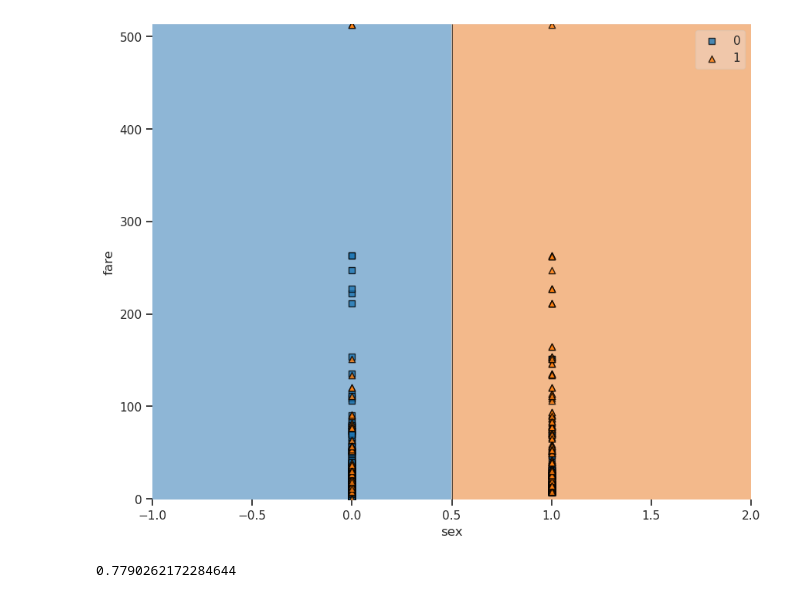
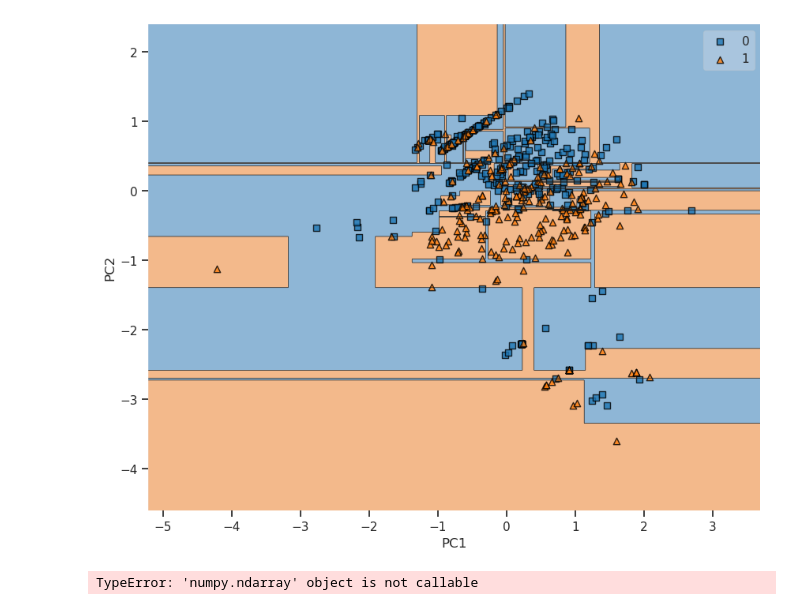
Before and after one commit to patrick7adams/DataScienceAndMachineLearning, a Jupyter notebook: Supervised Learning/Classification/Decision Trees/DecisionTrees.ipynb, the cells around one changed output. Cells and saved outputs as stored; diff of their text form; code cells hidden in the pictures.

```diff
--- a/Supervised Learning/Classification/Decision Trees/DecisionTrees.ipynb
+++ b/Supervised Learning/Classification/Decision Trees/DecisionTrees.ipynb
@@ -12,20 +32,12 @@ sns.set_theme()
 # %%
-df = sns.load_dataset('titanic').drop(columns=["deck", "class", "embark_town", "alive"])
-df['sex'] = df['sex'].replace({'male': 0, "female": 1})
-
-df['age'] = df['age'].fillna(df['age'].median())
-df = df.dropna(how = "any")
-
-# now one hot encode a few cols
-df['embarked_S'] = (df['embarked'] == "S").astype(np.int64)
-df['embarked_C'] = (df['embarked'] == "C").astype(np.int64)
-df['embarked_Q'] = (df['embarked'] == "Q").astype(np.int64)
-df['is_man'] = (df['who'] == 'man').astype(np.int64)
-df['is_woman'] = (df['who'] == 'woman').astype(np.int64)
-df['is_child'] = (df['who'] == 'child').astype(np.int64)
-df['adult_male'] = df['adult_male'].astype(np.int64)
-df['alone'] = df['alone'].astype(np.int64)
-
-df = df.drop(columns=['embarked', 'who'])
-df
+data_dir = "/home/patrick/Projects/DataScienceAndMachineLearning/Data/Titanic-Dataset"
+train_X = np.load(f"{data_dir}/train_X.npy")
+train_y = np.load(f"{data_dir}/train_y.npy")
+test_X = np.load(f"{data_dir}/test_X.npy")
+test_y = np.load(f"{data_dir}/test_y.npy")
+PCA_train_X = np.load(f"{data_dir}/PCA_train_X.npy")
+PCA_train_y = np.load(f"{data_dir}/PCA_train_y.npy")
+PCA_test_X = np.load(f"{data_dir}/PCA_test_X.npy")
+PCA_test_y = np.load(f"{data_dir}/PCA_test_y.npy")
+train_X
 # %% [output]
@@ -51,4 +51,4 @@ test_y = df.iloc[train_cutoff:, 0].to_numpy()
 # %%
-tree = sklearn.tree.DecisionTreeClassifier(max_depth = 3)
-tree.fit(train_X, train_y)
+tree = DecisionTreeClassifier(max_depth = 20)
+tree.fit(PCA_train_X, PCA_train_y)
 # %% [output]
@@ -115,3 +81,0 @@ array([[ 0.    ,  7.25  ],
-# %%
-tree = sklearn.tree.DecisionTreeClassifier(max_depth = 2)
-tree.fit(train_X, train_y)
@@ -126,18 +82,17 @@ plt.show()
 # %%
 plt.figure(figsize = (10, 8))
-plot_decision_regions(X, y.astype(np.int32), clf = tree)
-plt.xlabel(feature_names[0])
-plt.ylabel(feature_names[1])
+plot_decision_regions(PCA_train_X, PCA_train_y.astype(np.int32), clf = tree)
+plt.xlabel("PC1")
+plt.ylabel("PC2")
 plt.grid()
 # %% [output]
-[figure, old version]
+[figure, new version]
 # %%
-test_predictions = tree.predict(test_X)
-confusion_matrix = sklearn.metrics.confusion_matrix(test_y, test_predictions)
+test_predictions = tree.predict(PCA_test_X)
+confusion_matrix = confusion_matrix(PCA_test_y, test_predictions)
 conf_df = pd.DataFrame(confusion_matrix)
-conf_df
 accurate_count = conf_df.iloc[0, 0] + conf_df.iloc[1, 1]
 inaccurate_count = conf_df.iloc[1, 0] + conf_df.iloc[0, 1]
 print(accurate_count / (accurate_count + inaccurate_count))
 # %% [output]
-0.7790262172284644
+TypeError: 'numpy.ndarray' object is not callable
```
Also changed, not shown: parts of 16 cells of this notebook, 6 other files.
